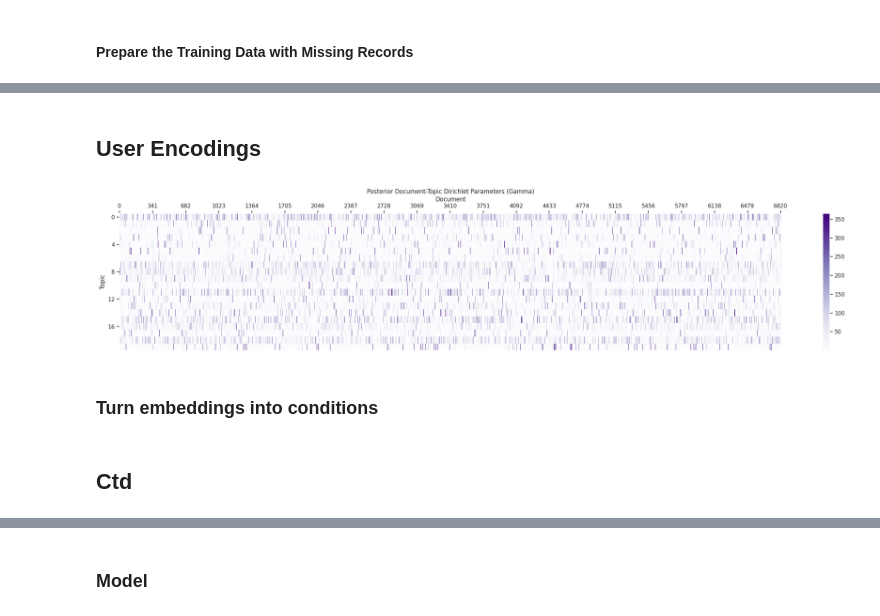
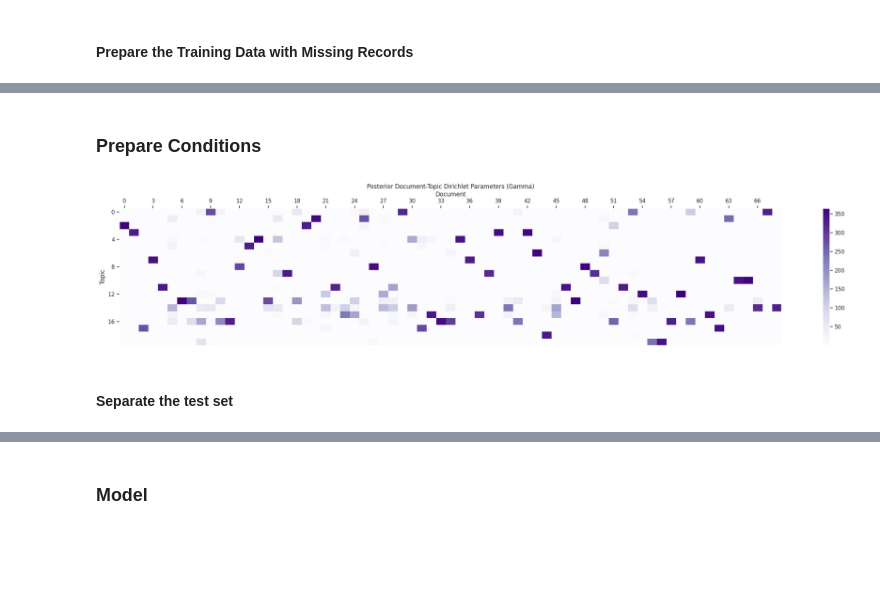
Before and after one commit to kabolat/behavio-temporal-vae, a Jupyter notebook: notebooks/sdg_baseline.ipynb, the cells around one changed output, grey strips where cells are left out. Drawn from its saved outputs; the diff is of its cells as text; code cells hidden in the pictures; blank space fills up the shorter version.

```diff
--- a/notebooks/sdg_baseline.ipynb
+++ b/notebooks/sdg_baseline.ipynb
@@ -148,7 +83,6 @@ positive_user_mask = np.sum(np.any(X < 0, axis=2), axis=1) == 0
 print(f'Removing {(~positive_user_mask).sum()} users with any-negative consumption profiles')
 user_mask = nonzero_user_mask & positive_user_mask
 X = X[user_mask]
-condition_set = {k: v[user_mask] for k, v in condition_set.items()}
 # %% [output]
 Removing 15 users with all-zero consumption profiles
 Removing 67 users with any-negative consumption profiles
@@ -154,0 +91,10 @@ Removing 67 users with any-negative consumption profiles
+# %%
+USER_SUBSAMPLE_RATE, DAY_SUBSAMPLE_RATE = 100, 1
+X = X[::USER_SUBSAMPLE_RATE, ::DAY_SUBSAMPLE_RATE, :]
+raw_dates = np.reshape(raw_dates, (num_users, num_days))[user_mask][::USER_SUBSAMPLE_RATE, ::DAY_SUBSAMPLE_RATE].flatten()
+
+num_users, num_days, num_features = X.shape
+
+print("{:.<40}{:.>5}".format("Number of (subsampled/filtered) users", num_users))
+print("{:.<40}{:.>5}".format("Number of (subsampled) days", num_days))
+print("{:.<40}{:.>5}".format("Number of (aggregated) features", num_features))
@@ -163,9 +113,4 @@ print(f"Mean of missing days: {n*a/(a+b):.2f}")
 Mean of missing days: 28.59
 # %%
 X_missing = X.copy().astype(float)
-condition_missing = {k: v.copy().astype(float) for k, v in condition_set.items()}
-
-for user in range(X.shape[0]):
-    X_missing[user, :missing_days[user]] = np.nan
-    for k in condition_missing.keys():
-        condition_missing[k][user, :missing_days[user]] = np.nan
+for user in range(num_users): X_missing[user, :missing_days[user]] = np.nan
@@ -174,12 +116,0 @@ for user in range(X.shape[0]):
-# %%
-USER_SUBSAMPLE_RATE, DAY_SUBSAMPLE_RATE = 1, 1
-X, X_missing = X[::USER_SUBSAMPLE_RATE, ::DAY_SUBSAMPLE_RATE, :], X_missing[::USER_SUBSAMPLE_RATE, ::DAY_SUBSAMPLE_RATE, :]
-condition_set = {k: v[::USER_SUBSAMPLE_RATE, ::DAY_SUBSAMPLE_RATE, :] for k, v in condition_set.items()}
-condition_missing = {k: v[::USER_SUBSAMPLE_RATE, ::DAY_SUBSAMPLE_RATE, :] for k, v in condition_missing.items()}
-num_users, num_days, num_features = X.shape
-X_gt_list = [X[user, :missing_days[user]]*1 for user in range(num_users)]
-X_gt_condition_list = {k: [v[user, :missing_days[user]]*1 for user in range(num_users)] for k, v in condition_set.items()}
-
-print("{:.<40}{:.>5}".format("Number of (subsampled/filtered) users", num_users))
-print("{:.<40}{:.>5}".format("Number of (subsampled) days", num_days))
-print("{:.<40}{:.>5}".format("Number of (aggregated) features", num_features))
@@ -211,2 +137,2 @@ plt.show()
-# %% [markdown]
-## User Encodings
+# %% [markdown]
+### Prepare Conditions
@@ -221,7 +201,7 @@ if ADD_USERS:
                     "num_lower_dims": None,
                     "num_clusters": VOCAB_SIZE,
                     "random_state": RANDOM_SEED,
-                    "_": {"user_subsample_rate": USER_SUBSAMPLE_RATE},}
+                    "user_subsample_rate": USER_SUBSAMPLE_RATE,}
     fit_kwargs = {"lda": {'doc_topic_prior': ALPHA,  ## alpha
                         'topic_word_prior': 1.0/VOCAB_SIZE, ## eta
                         'perp_tol': 5e-2,
@@ -232,40 +212,43 @@ if ADD_USERS:
                         'evaluate_every': 10,
                         'n_jobs': -1},}
 
-    base_dir = f'../data/{DATASET_NAME}/user_encoding_models'
+    base_dir = os.path.join(dataset_path, 'user_encoding_models')
     model_dir = utils.find_matching_model(base_dir, model_kwargs, fit_kwargs)
 
     if model_dir is not None:
         entity_model = EntityEncoder.load(model_dir)
-        user_gamma = np.load(f'{model_dir}/user_gamma.npy')
+        user_gamma = np.load(os.path.join(model_dir, 'user_gamma.npy'))
     else:
         entity_model = EntityEncoder(**model_kwargs)
         entity_model.fit(X_missing.reshape(num_users, num_days, -1), fit_kwargs)
         user_gamma = entity_model.transform(X_missing.reshape(num_users, num_days, -1))
 
         model_dir = os.path.join(base_dir, f'model_{len(os.listdir(base_dir)) + 1}')
         os.makedirs(model_dir, exist_ok=True)
         entity_model.save(model_dir)
         np.save(f'{model_dir}/user_gamma.npy', user_gamma)
 
     fig, ax = plt.subplots(figsize=(30,5))
     im = ax.imshow(user_gamma.T, aspect='auto', cmap='Purples', interpolation='nearest')
     ax.set_title('Posterior Document-Topic Dirichlet Parameters (Gamma)')
     ax.set_ylabel('Topic')
     ax.set_xlabel('Document')
     ax.set_yticks(np.arange(NUM_TOPICS))
     ax.set_xticks(np.arange(num_users))
     ax.xaxis.tick_top()
     ax.yaxis.tick_left()
     ax.xaxis.set_label_position('top')
     ax.grid(False)
     plt.yticks(np.arange(0, NUM_TOPICS, NUM_TOPICS//5))
     plt.xticks(np.arange(0, num_users, num_users//20))
     fig.colorbar(im, ax=ax)
     plt.show()
 
     if not os.path.exists(f'{model_dir}/user_gamma.pdf'): fig.savefig(f'{model_dir}/user_gamma.pdf', format='pdf', bbox_inches='tight', transparent=True)
+
+    condition_kwargs["tags"].append("users")
+    condition_kwargs["types"].append("dir")
+    condition_kwargs["supports"].append([ALPHA, entity_model.doc_lengths.max()])
+    condition_set["users"] = user_gamma.repeat(num_days, axis=0)
 # %% [output]
-[figure, old version]
+[figure, new version]
-# %% [markdown]
-### Turn embeddings into conditions
@@ -275,2 +254,0 @@ conditions_missing["users"] = user_gamma.repeat(num_days, axis=0)
-# %% [markdown]
-## Ctd
@@ -282,0 +255,2 @@ X_gt_condition_list["users"] = [np.array([user_gamma[user_id]]*num_missing_days)
+# %% [markdown]
+#### Separate the test set
```
Also changed, not shown: parts of 60 cells of this notebook.
